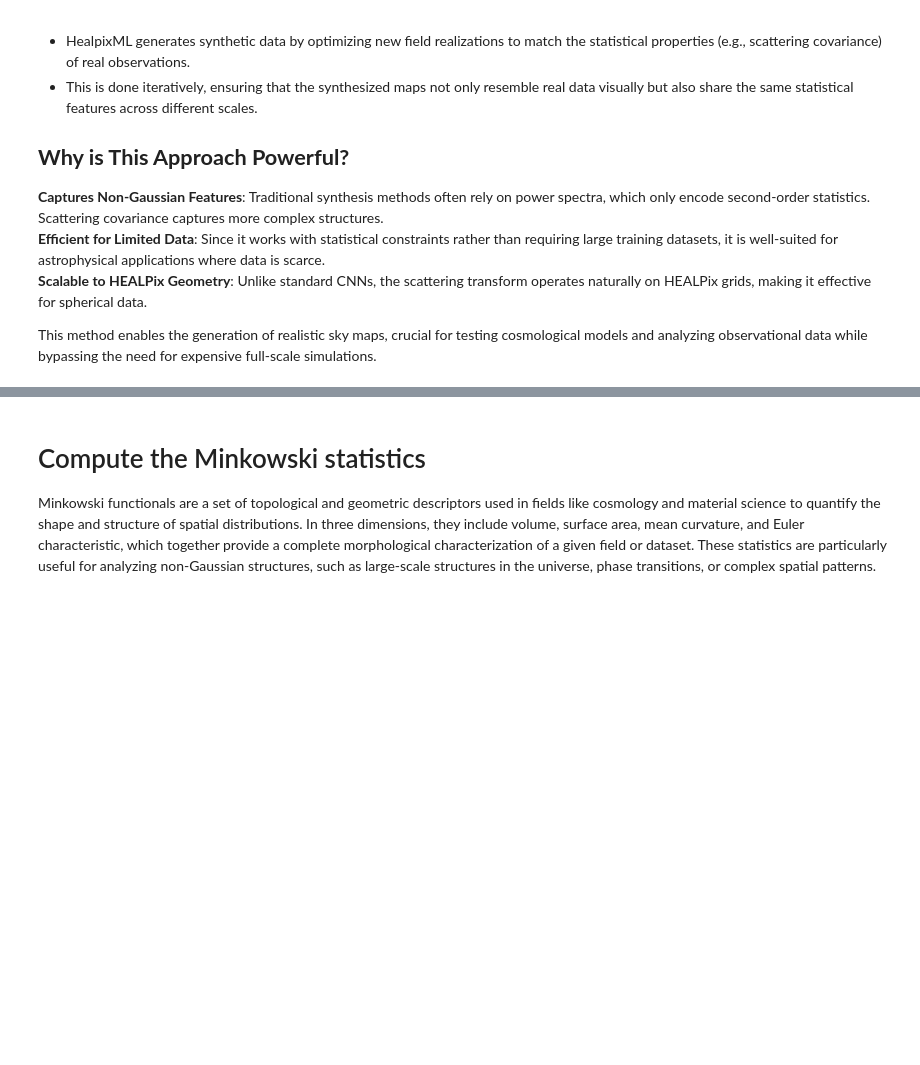
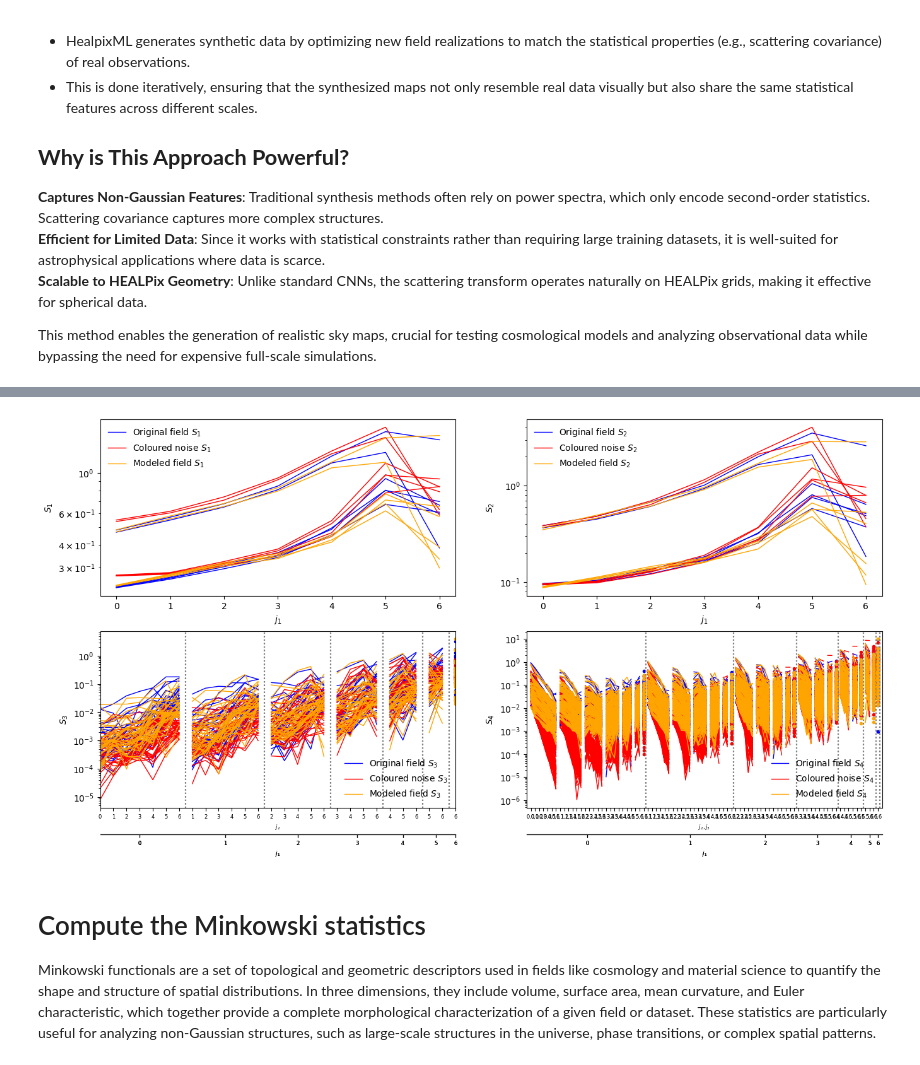
Before and after one commit to jmdelouis/HealpixML, a Jupyter notebook: Notebooks/Synthesis2D.ipynb, the cells around one changed output, grey strips where cells are left out. Saved outputs shown, nothing was run; the diff lists cells and outputs as text; code cells hidden in the pictures; blank space fills up the shorter version.

```diff
--- a/Notebooks/Synthesis2D.ipynb
+++ b/Notebooks/Synthesis2D.ipynb
@@ -118,3 +144,12 @@ plt.yticks([])
+# %%
+input_result=scat_op.eval(image_target)
+model_result=scat_op.eval(result)
+
+input_result.plot(color='b',name='Original field')
+noise_result.plot(color='r',hold=False,name='Coloured noise')
+model_result.plot(color='orange',hold=False,name='Modeled field')
+# %% [output]
+[figure, added]
 # %% [markdown]
 # Compute the Minkowski statistics
 
```
Also changed, not shown: parts of 6 cells of this notebook.
